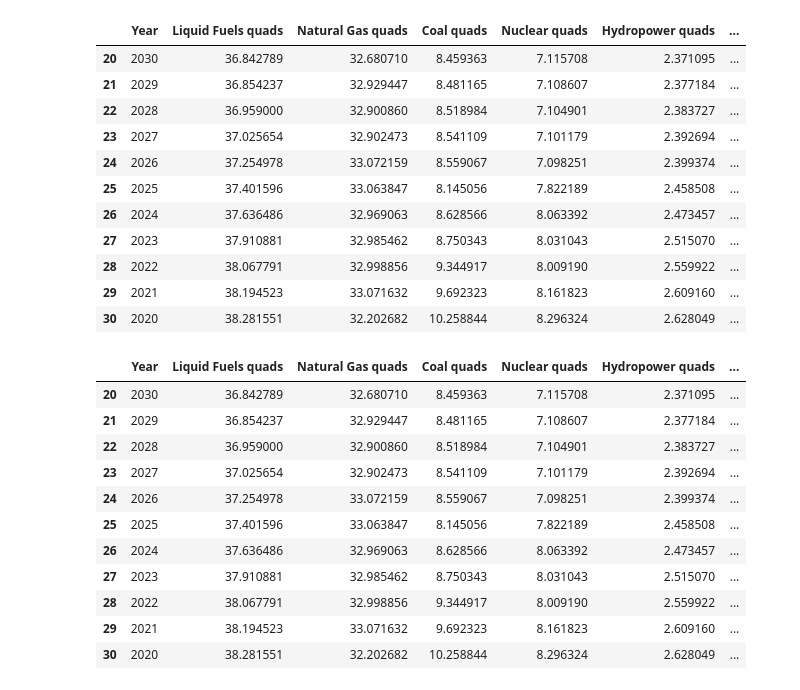
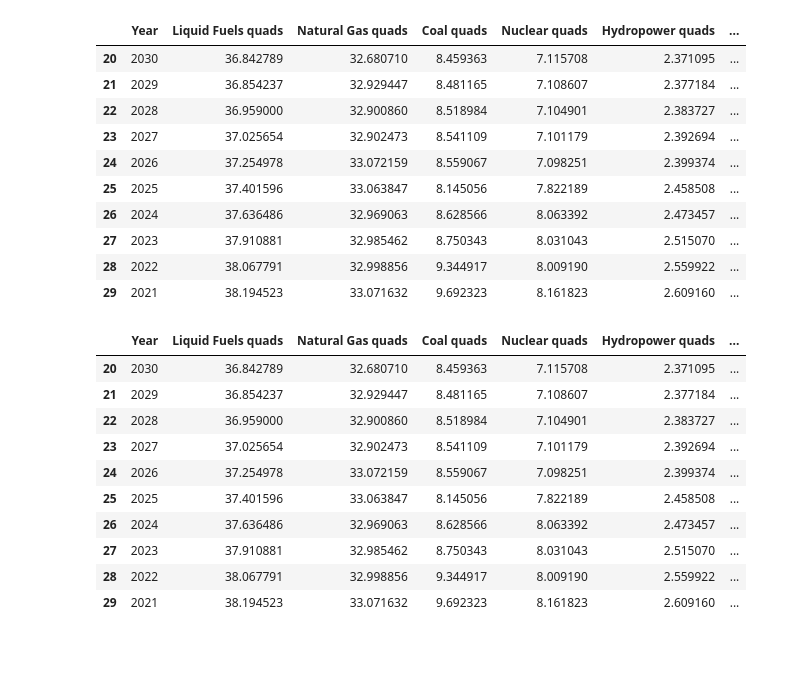
Before and after one commit to Laanu/Class_Project_Energy, a Jupyter notebook: notebooks/Elaine_Energy_consumption.ipynb, the cells around one changed output. Drawn from its saved outputs; the diff is of its cells as text; code cells hidden in the pictures; blank space fills up the shorter version.

```diff
--- a/notebooks/Elaine_Energy_consumption.ipynb
+++ b/notebooks/Elaine_Energy_consumption.ipynb
@@ -9,28 +9,27 @@ import hvplot.pandas
 # %%
 # Set file paths
 file_path = Path("../data/Total_Energy_Use.csv")
 
 # Read CSV as a DataFrame
 consumption_data = pd.read_csv(file_path)
 #production_data.set_index(production_data['Year'], inplace=True)
 
 consumption_data = consumption_data.iloc[20:-1]
 
 
-consumption_data.head(11)
+consumption_data.head(10)
 # %% [output]
 |  | Year | Liquid Fuels quads | Natural Gas quads | Coal quads | Nuclear quads | Hydropower quads | ... |
 | 20 | 2030 | 36.842789 | 32.680710 | 8.459363 | 7.115708 | 2.371095 | ... |
 | 21 | 2029 | 36.854237 | 32.929447 | 8.481165 | 7.108607 | 2.377184 | ... |
 | 22 | 2028 | 36.959000 | 32.900860 | 8.518984 | 7.104901 | 2.383727 | ... |
 | 23 | 2027 | 37.025654 | 32.902473 | 8.541109 | 7.101179 | 2.392694 | ... |
 | 24 | 2026 | 37.254978 | 33.072159 | 8.559067 | 7.098251 | 2.399374 | ... |
 | 25 | 2025 | 37.401596 | 33.063847 | 8.145056 | 7.822189 | 2.458508 | ... |
 | 26 | 2024 | 37.636486 | 32.969063 | 8.628566 | 8.063392 | 2.473457 | ... |
 | 27 | 2023 | 37.910881 | 32.985462 | 8.750343 | 8.031043 | 2.515070 | ... |
 | 28 | 2022 | 38.067791 | 32.998856 | 9.344917 | 8.009190 | 2.559922 | ... |
 | 29 | 2021 | 38.194523 | 33.071632 | 9.692323 | 8.161823 | 2.609160 | ... |
-| 30 | 2020 | 38.281551 | 32.202682 | 10.258844 | 8.296324 | 2.628049 | ... |
 # %%
 # Grab the 'Crude Oil and Lease Condensate quads', 'Natural Gas Plant Liquids quads', 'Coal quads', 'Nuclear quads', 'Hydropower quads,'Other Renewable quads', columns
 
@@ -39,7 +38,7 @@ consumption = consumption_data.loc[:, [ 'Year','Liquid Fuels quads', 'Natural Ga
 consumption.sort_index(ascending=True)
 
 
-consumption.head(11)
+consumption.head(10)
 # %% [output]
 |  | Year | Liquid Fuels quads | Natural Gas quads | Coal quads | Nuclear quads | Hydropower quads | ... |
 | 20 | 2030 | 36.842789 | 32.680710 | 8.459363 | 7.115708 | 2.371095 | ... |
@@ -52,7 +51,6 @@ consumption.head(11)
 | 27 | 2023 | 37.910881 | 32.985462 | 8.750343 | 8.031043 | 2.515070 | ... |
 | 28 | 2022 | 38.067791 | 32.998856 | 9.344917 | 8.009190 | 2.559922 | ... |
 | 29 | 2021 | 38.194523 | 33.071632 | 9.692323 | 8.161823 | 2.609160 | ... |
-| 30 | 2020 | 38.281551 | 32.202682 | 10.258844 | 8.296324 | 2.628049 | ... |
 # %%
 # Data Prep and plotting
 
```
Also changed, not shown: parts of 3 cells of this notebook.
